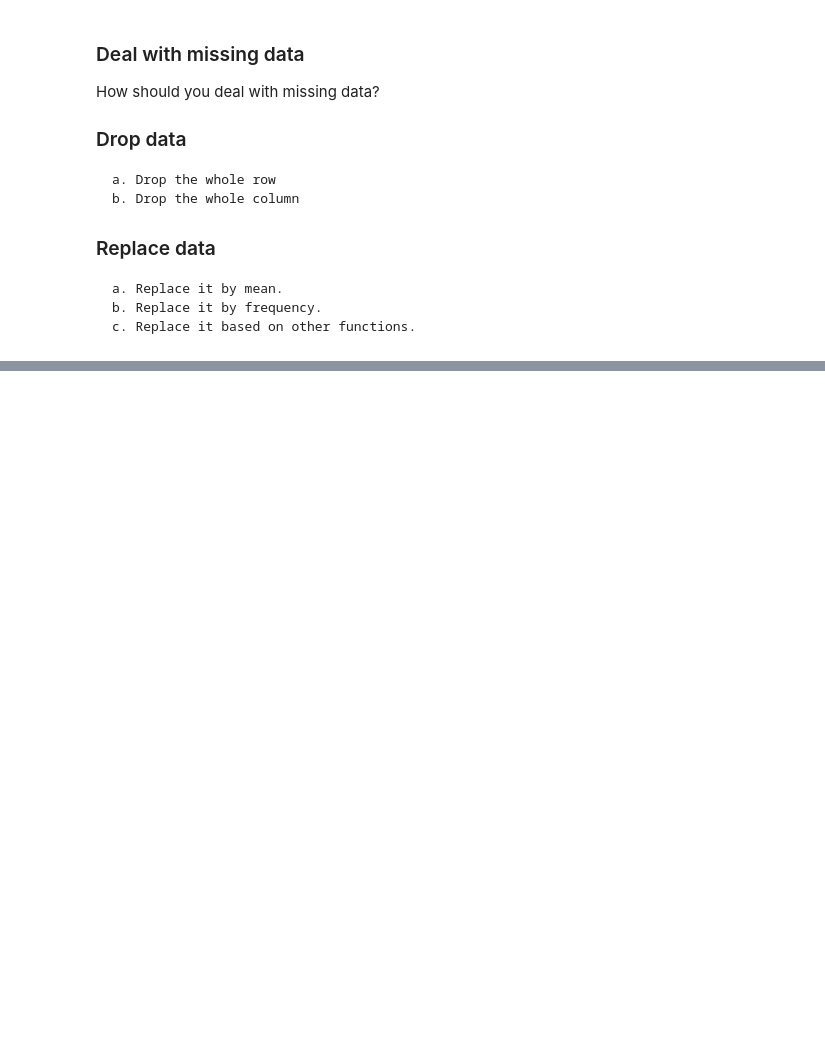
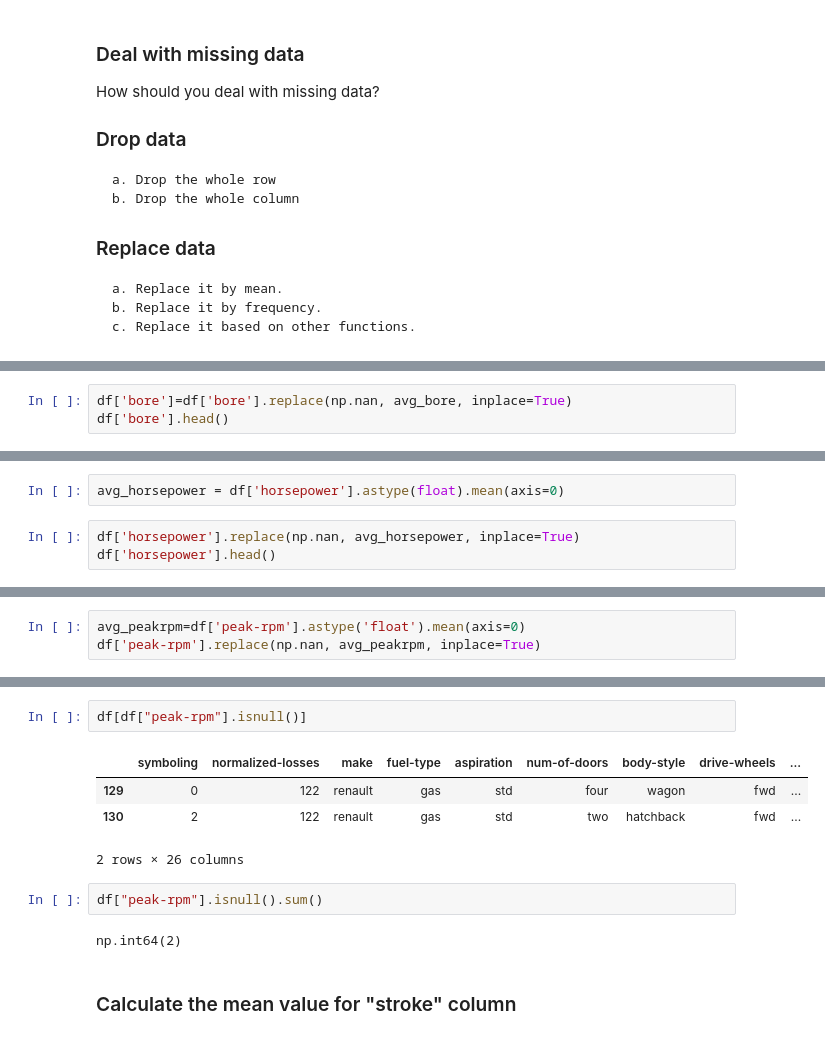
Before and after one commit to nayeem29dse/Car-Data-Analysis, a Jupyter notebook: automobiles_analysis.ipynb, the cells around one changed output, grey strips where cells are left out. Saved outputs shown, nothing was run; the diff lists cells and outputs as text; blank space fills up the shorter version.

```diff
--- a/automobiles_analysis.ipynb
+++ b/automobiles_analysis.ipynb
@@ -200,0 +223,3 @@ How should you deal with missing data?
+# %%
+df['bore']=df['bore'].replace(np.nan, avg_bore, inplace=True)
+df['bore'].head()
@@ -200,0 +239,5 @@ How should you deal with missing data?
+# %%
+avg_horsepower = df['horsepower'].astype(float).mean(axis=0)
+# %%
+df['horsepower'].replace(np.nan, avg_horsepower, inplace=True)
+df['horsepower'].head()
@@ -200,0 +277,3 @@ How should you deal with missing data?
+# %%
+avg_peakrpm=df['peak-rpm'].astype('float').mean(axis=0)
+df['peak-rpm'].replace(np.nan, avg_peakrpm, inplace=True)
@@ -200,0 +293,13 @@ How should you deal with missing data?
+# %%
+df[df["peak-rpm"].isnull()]
+# %% [output]
+|  | symboling | normalized-losses | make | fuel-type | aspiration | num-of-doors | body-style | drive-wheels | ... |
+| 129 | 0 | 122 | renault | gas | std | four | wagon | fwd | ... |
+| 130 | 2 | 122 | renault | gas | std | two | hatchback | fwd | ... |
+2 rows × 26 columns
+# %%
+df["peak-rpm"].isnull().sum()
+# %% [output]
+np.int64(2)
+# %% [markdown]
+### Calculate the mean value for "stroke" column
```
Also changed, not shown: parts of 22 cells of this notebook.
